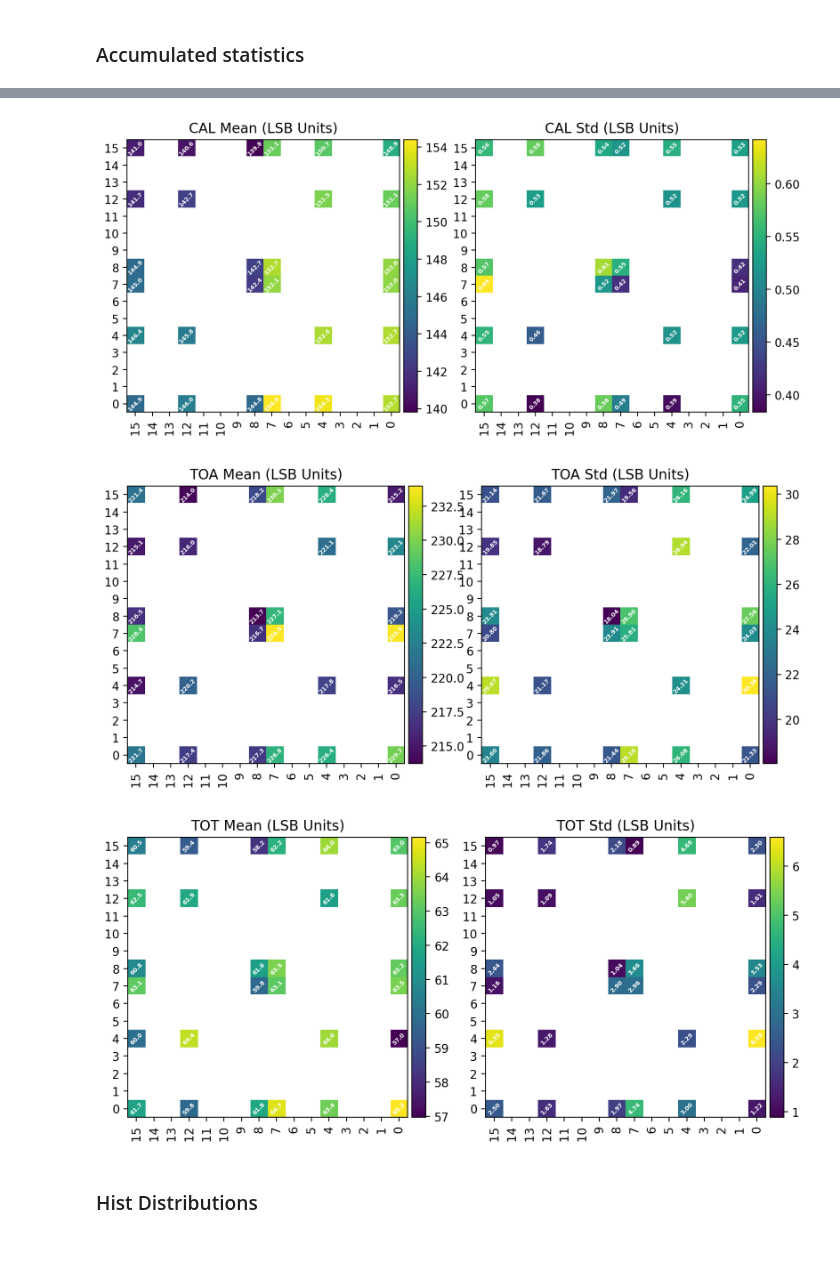
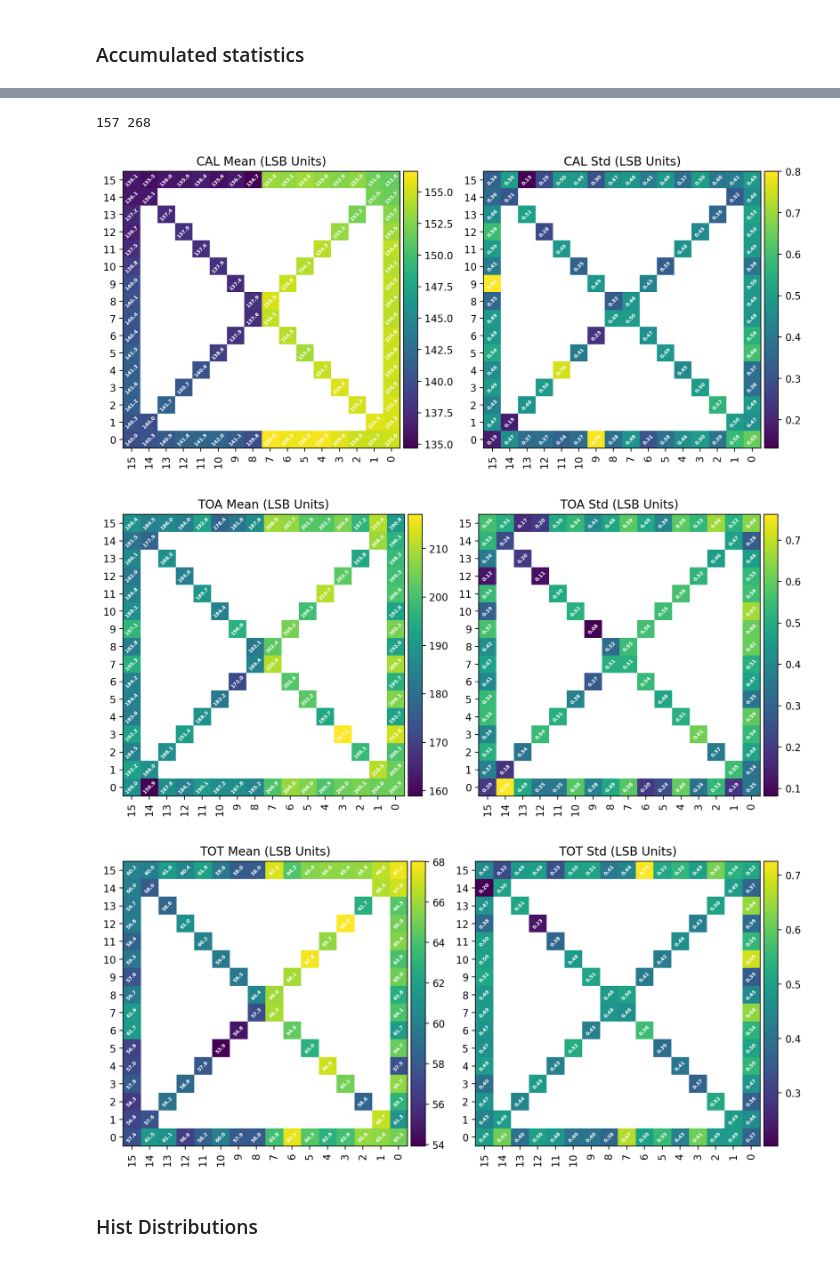
Before and after one commit to cbeiraod/ETROC-Analysis, a Jupyter notebook: Single_Pixel_Qinj_Mapping.ipynb, the cells around one changed output, grey strips where cells are left out. Drawn from its saved outputs; the diff is of its cells as text; code cells hidden in the pictures.

Commit message:
New analysis added for single pixel testing and torture testing with 3x3

```diff
--- a/Single_Pixel_Qinj_Mapping.ipynb
+++ b/Single_Pixel_Qinj_Mapping.ipynb
@@ -202,7 +202,7 @@ plt.show()
 # %%
 root = '../ETROC-Data'
 file_pattern = "*translated*.dat"
-path_pattern = "*testing_VRef_[0-9]*"
+path_pattern = "*2023-06-06_Array_Test_Results/E2_testing_VRef_Qinj_C[0-9,A-Z]_*"
 file_list = []
 for path, subdirs, files in os.walk(root):
     if not fnmatch(path, path_pattern): continue
@@ -239,6 +239,10 @@ TOA_sum = np.zeros((16,16))
 TOA_sum_sq = np.zeros((16,16))
 TOT_sum = np.zeros((16,16))
 TOT_sum_sq = np.zeros((16,16))
+current_bcid = -1
+previous_bcid = -1
+min_toa = np.inf
+max_toa = -1
 
 total_files = len(file_list)
 for file_index, file_name in enumerate(file_list):
@@ -246,6 +250,11 @@ for file_index, file_name in enumerate(file_list):
     with open(file_name) as infile:
         for line in infile:
             text_list = line.split()
+            if text_list[2]=="HEADER":
+                current_bcid = int(text_list[8])
+            if text_list[2]=="TRAILER":
+                previous_bcid = current_bcid
+            if(current_bcid-previous_bcid!=1054 or previous_bcid==-1): continue # The diff is 2x24
             if text_list[2]!="DATA": continue
             col = int(text_list[6])
             row = int(text_list[8])
@@ -259,4 +268,7 @@ for file_index, file_name in enumerate(file_list):
             TOA_sum_sq[row, col] += TOA*TOA
             TOT_sum[row, col] += TOT
             TOT_sum_sq[row, col] += TOT*TOT
+
+            if(TOA<min_toa): min_toa = TOA
+            if(TOA>max_toa): max_toa = TOA
 # %% [output]
@@ -280,3 +292,7 @@ for file_index, file_name in enumerate(file_list):
+# %%
+print(min_toa, max_toa)
+# %% [output]
+157 268
 # %%
 CAL_mean = CAL_sum/hit_counts
 CAL_std = np.sqrt((CAL_sum_sq/hit_counts) - pow(CAL_mean, 2))
@@ -323,11 +339,11 @@ for x in range(16):
         ax0.text(x, y, f"{CAL_mean.T[x,y]:.1f}", ha="center", va="center", fontweight="bold", c="white", size=5, rotation=45)
         if(np.isnan(CAL_std.T[x,y])): continue
         ax1.text(x, y, f"{CAL_std.T[x,y]:.2f}", ha="center", va="center", fontweight="bold", c="white", size=5, rotation=45)
-
-plt.savefig("figures/CAL_scan.pdf")
+plt.tight_layout()
+plt.savefig("figures/singlePixel_CAL_scan.pdf")
 plt.show()
 # %% [output]
-[figure, old version]
+[figure, new version]
 # %%
 fig = plt.figure(dpi=200, figsize=(10,10))
 gs = fig.add_gridspec(1,2)
@@ -360,11 +376,11 @@ for x in range(16):
         ax0.text(x, y, f"{TOA_mean.T[x,y]:.1f}", ha="center", va="center", fontweight="bold", c="white", size=5, rotation=45)
         if(np.isnan(TOA_std.T[x,y])): continue
         ax1.text(x, y, f"{TOA_std.T[x,y]:.2f}", ha="center", va="center", fontweight="bold", c="white", size=5, rotation=45)
-
-plt.savefig("figures/TOA_scan.pdf")
+plt.tight_layout()
+plt.savefig("figures/singlePixel_TOA_scan.pdf")
 plt.show()
 # %% [output]
-[figure, old version]
+[figure, new version]
 # %%
 fig = plt.figure(dpi=200, figsize=(10,10))
 gs = fig.add_gridspec(1,2)
@@ -372,36 +388,36 @@ gs = fig.add_gridspec(1,2)
 ax0 = fig.add_subplot(gs[0,0])
 ax0.set_title("TOT Mean (LSB Units)")
 img0 = ax0.imshow(TOT_mean)
 ax0.invert_xaxis()
 ax0.invert_yaxis()
 plt.xticks(range(16), range(16), rotation='vertical')
 plt.yticks(range(16), range(16))
 divider = make_axes_locatable(ax0)
 cax = divider.append_axes('right', size='5%', pad=0.05)
 fig.colorbar(img0, cax=cax, orientation='vertical')
 
 ax1 = fig.add_subplot(gs[0,1])
 ax1.set_title("TOT Std (LSB Units)")
 img1 = ax1.imshow(TOT_std)
 ax1.invert_xaxis()
 ax1.invert_yaxis()
 plt.xticks(range(16), range(16), rotation='vertical')
 plt.yticks(range(16), range(16))
 divider = make_axes_locatable(ax1)
 cax = divider.append_axes('right', size='5%', pad=0.05)
 fig.colorbar(img1, cax=cax, orientation='vertical')
 
 for x in range(16):
     for y in range(16):
         if(np.isnan(TOT_mean.T[x,y])): continue
         ax0.text(x, y, f"{TOT_mean.T[x,y]:.1f}", ha="center", va="center", fontweight="bold", c="white", size=5, rotation=45)
         if(np.isnan(TOT_std.T[x,y])): continue
         ax1.text(x, y, f"{TOT_std.T[x,y]:.2f}", ha="center", va="center", fontweight="bold", c="white", size=5, rotation=45)
-
-plt.savefig("figures/TOT_scan.pdf")
+plt.tight_layout()
+plt.savefig("figures/singlePixel_TOT_scan.pdf")
 plt.show()
 # %% [output]
-[figure, old version]
+[figure, new version]
 # %% [markdown]
 ### Hist Distributions
 # %%
```
Also changed, not shown: parts of 14 cells of this notebook, 40 other files.
